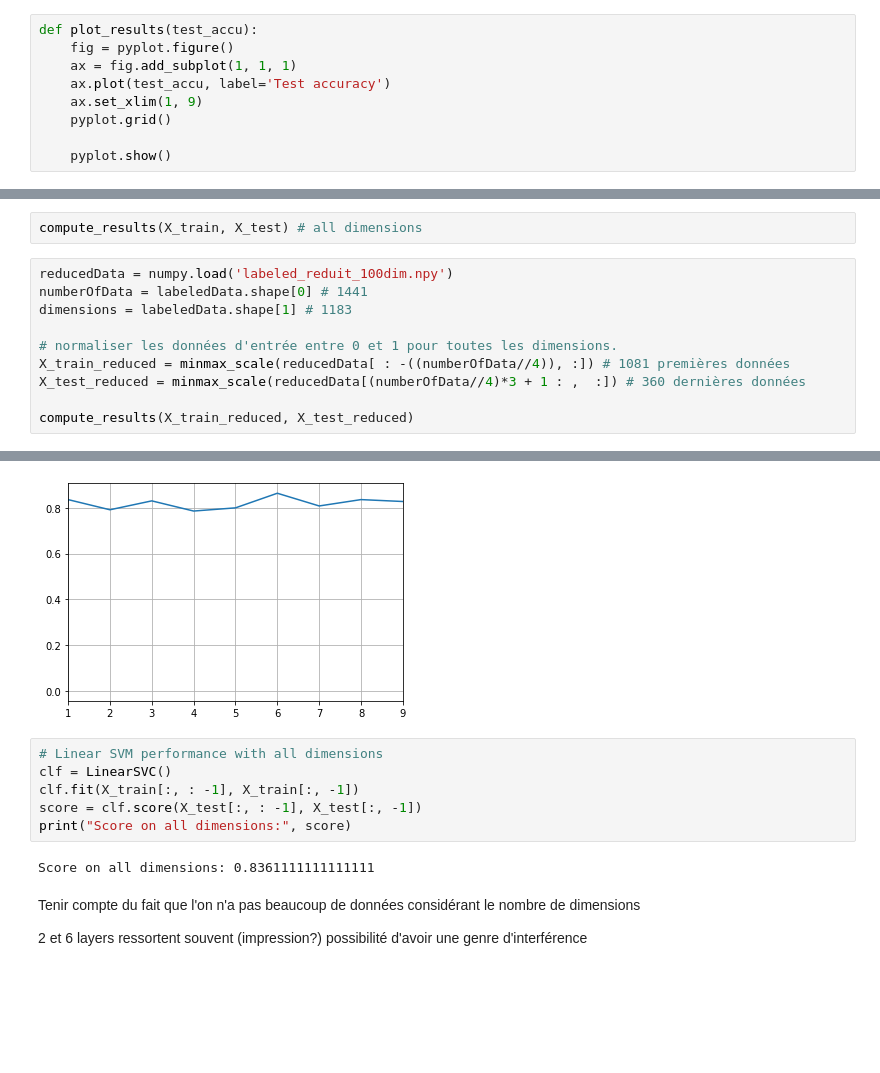
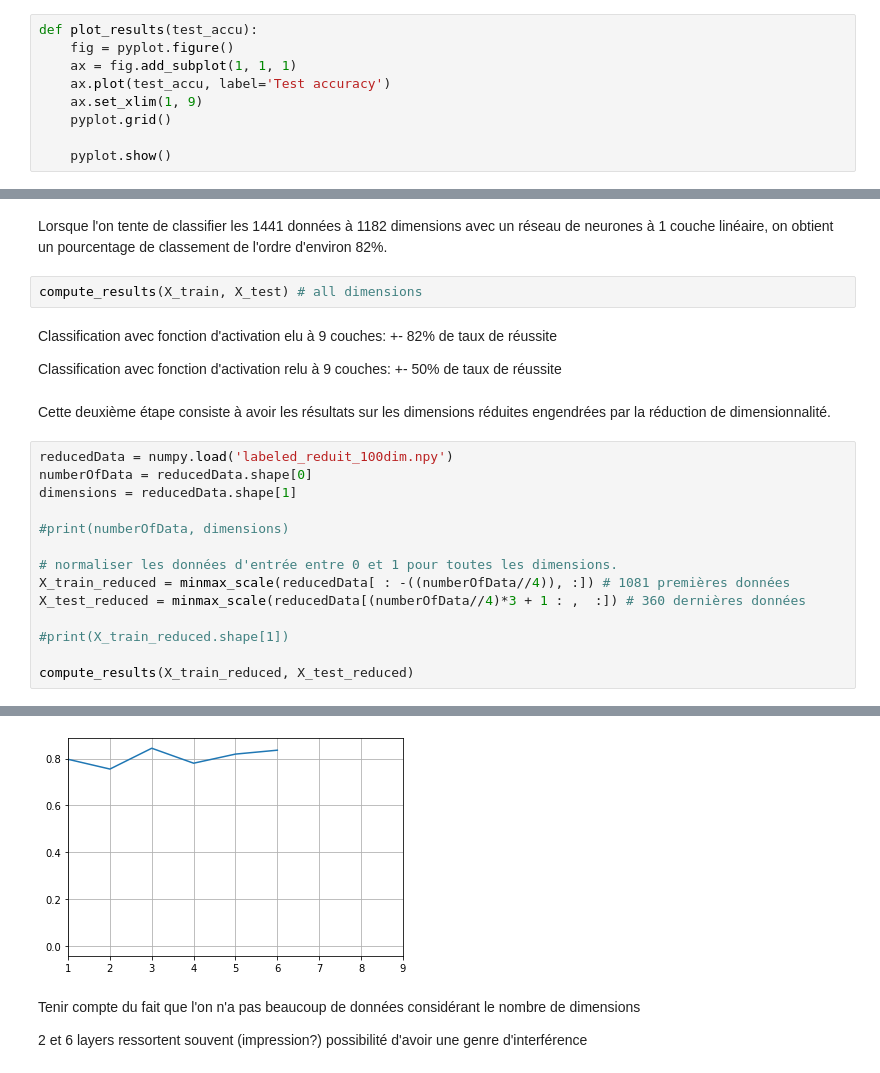
Before and after one commit to benjaminMatteJean/Projet4101, a Jupyter notebook: Deep_learning_for_classification.ipynb, the cells around one changed output, grey strips where cells are left out. Saved outputs shown, nothing was run; the diff lists cells and outputs as text; blank space fills up the shorter version.

```diff
--- a/Deep_learning_for_classification.ipynb
+++ b/Deep_learning_for_classification.ipynb
@@ -302,14 +300,26 @@ def plot_results(test_accu):
+# %% [markdown]
+Lorsque l'on tente de classifier les 1441 données à 1182 dimensions avec un réseau de neurones à 1 couche linéaire, on obtient un pourcentage de classement de l'ordre d'environ 82%.
 # %%
 compute_results(X_train, X_test) # all dimensions
+# %% [markdown]
+Classification avec fonction d'activation elu à 9 couches: +- 82% de taux de réussite
+
+Classification avec fonction d'activation relu à 9 couches: +- 50% de taux de réussite
+# %% [markdown]
+Cette deuxième étape consiste à avoir les résultats sur les dimensions réduites engendrées par la réduction de dimensionnalité.
 # %%
 reducedData = numpy.load('labeled_reduit_100dim.npy')
-numberOfData = labeledData.shape[0] # 1441
-dimensions = labeledData.shape[1] # 1183
+numberOfData = reducedData.shape[0]
+dimensions = reducedData.shape[1]
+
+#print(numberOfData, dimensions)
 
 # normaliser les données d'entrée entre 0 et 1 pour toutes les dimensions.
 X_train_reduced = minmax_scale(reducedData[ : -((numberOfData//4)), :]) # 1081 premières données
 X_test_reduced = minmax_scale(reducedData[(numberOfData//4)*3 + 1 : ,  :]) # 360 dernières données
 
+#print(X_train_reduced.shape[1])
+
 compute_results(X_train_reduced, X_test_reduced)
 # %% [output]
 Je vais utiliser 1 layers
@@ -332,12 +342,4 @@ Je vais utiliser 1 layers
-[figure, old version]
+[figure, new version]
-# %%
-# Linear SVM performance with all dimensions
-clf = LinearSVC()
-clf.fit(X_train[:, : -1], X_train[:, -1])
-score = clf.score(X_test[:, : -1], X_test[:, -1])
-print("Score on all dimensions:", score)
-# %% [output]
-Score on all dimensions: 0.8361111111111111
 # %% [markdown]
 Tenir compte du fait que l'on n'a pas beaucoup de données considérant le nombre de dimensions
 
```
Also changed, not shown: parts of 18 cells of this notebook.
